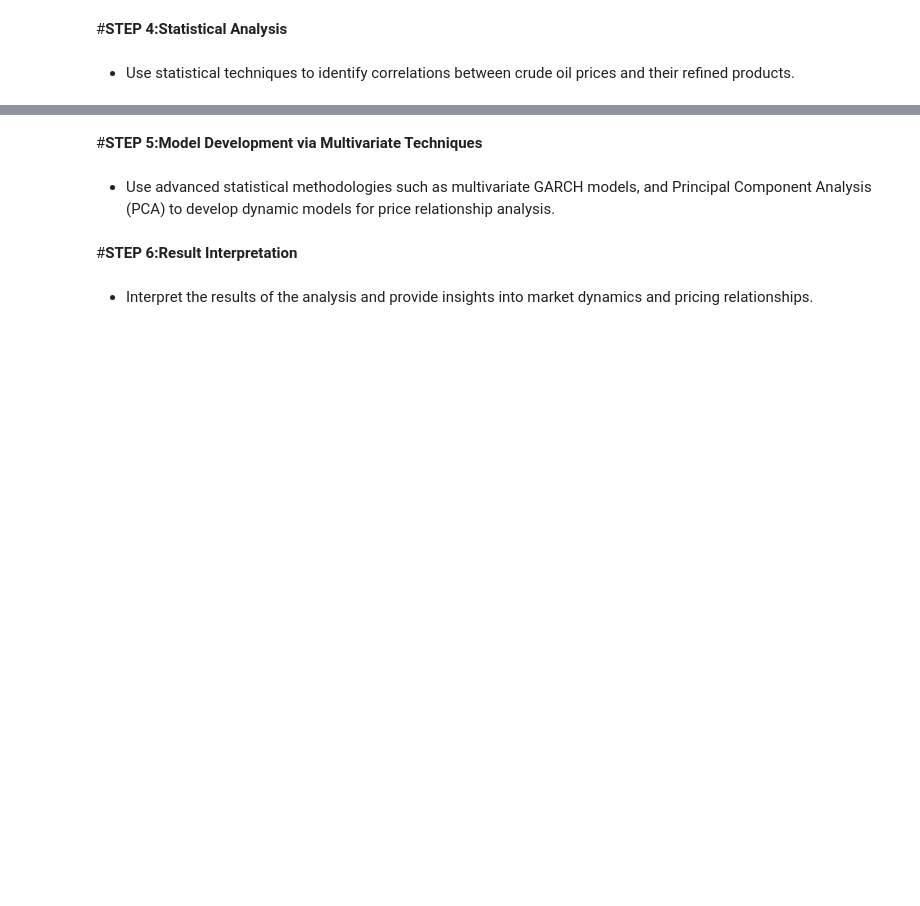
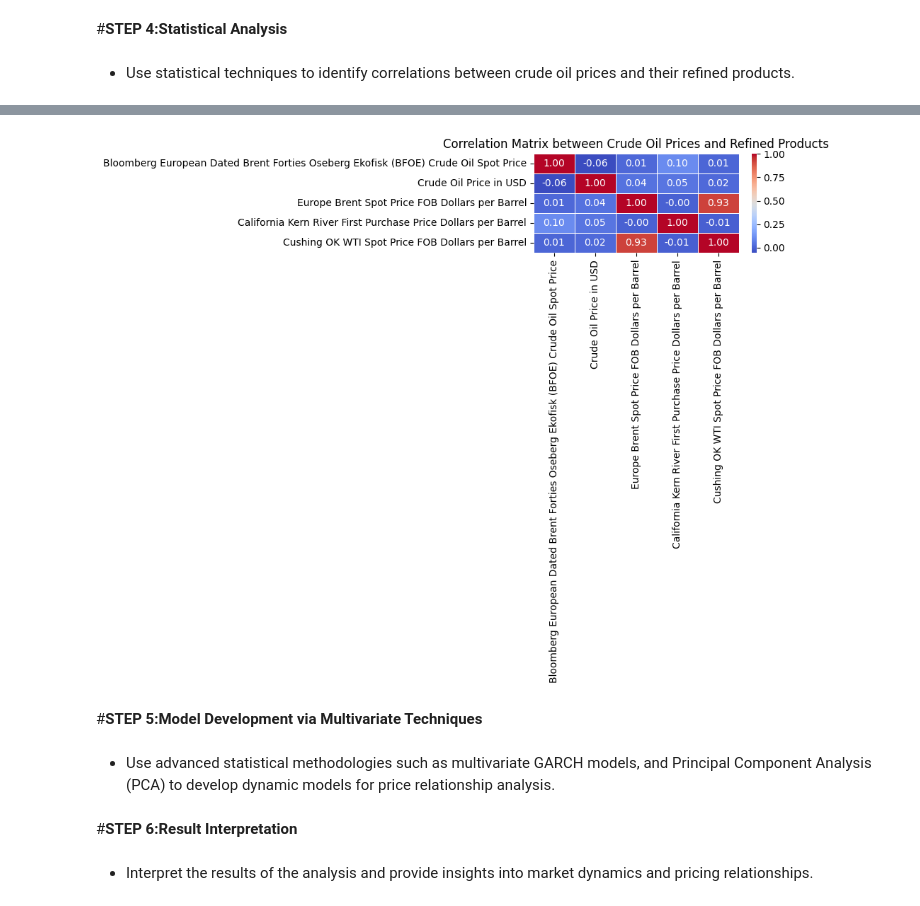
Before and after one commit to shivanivermapro/WQU-Capstone-Project, a Jupyter notebook: WQU_Capstone.ipynb, the cells around one changed output, grey strips where cells are left out. Saved outputs shown, nothing was run; the diff lists cells and outputs as text; code cells hidden in the pictures; blank space fills up the shorter version.

```diff
--- a/WQU_Capstone.ipynb
+++ b/WQU_Capstone.ipynb
@@ -65,0 +227,17 @@ print(corr_matrix)
+# %%
+# Concatenate the preprocessed DataFrames
+all_processed_data = pd.concat([BFOE_df_processed, Bonny_Light_df_processed, Europe_Brent_df_processed, Kern_River_df_processed, WTI_df_processed], axis=1)
+
+# Extract the columns related to crude oil prices and refined products
+price_columns = ['Bloomberg European Dated Brent Forties Oseberg Ekofisk (BFOE) Crude Oil Spot Price',
+                 'Crude Oil Price in USD',
+                 'Europe Brent Spot Price FOB Dollars per Barrel',
+                 'California Kern River First Purchase Price Dollars per Barrel',
+                 'Cushing OK WTI Spot Price FOB Dollars per Barrel']
+
+# Calculate the correlation matrix
+correlation_matrix = all_processed_data[price_columns].corr()
+
+# Display the correlation matrix
+print("Correlation Matrix between Crude Oil Prices and Refined Products:")
+print(correlation_matrix)
@@ -66,3 +262,21 @@ print(corr_matrix)
+# %%
+import seaborn as sns
+import matplotlib.pyplot as plt
+
+# Set up the matplotlib figure
+plt.figure(figsize=(10, 8))
+
+# Plot the heatmap
+sns.heatmap(correlation_matrix, annot=True, cmap='coolwarm', fmt=".2f", linewidths=.5)
+
+# Add title and adjust plot
+plt.title('Correlation Matrix between Crude Oil Prices and Refined Products')
+plt.tight_layout()
+
+# Show plot
+plt.show()
+# %% [output]
+[figure, added]
 # %% [markdown]
 #**STEP 5:Model Development via Multivariate Techniques**
 # %% [markdown]
```
Also changed, not shown: parts of 8 cells of this notebook.
